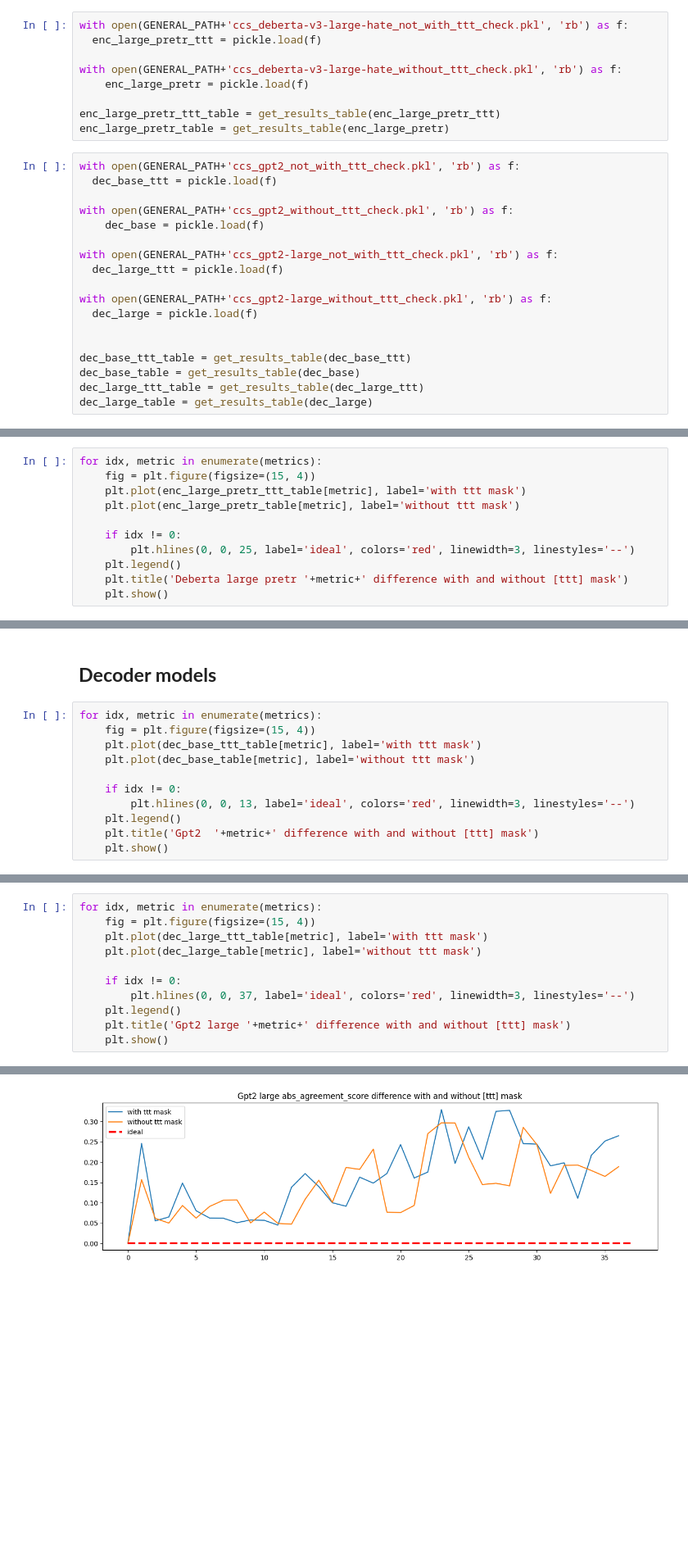
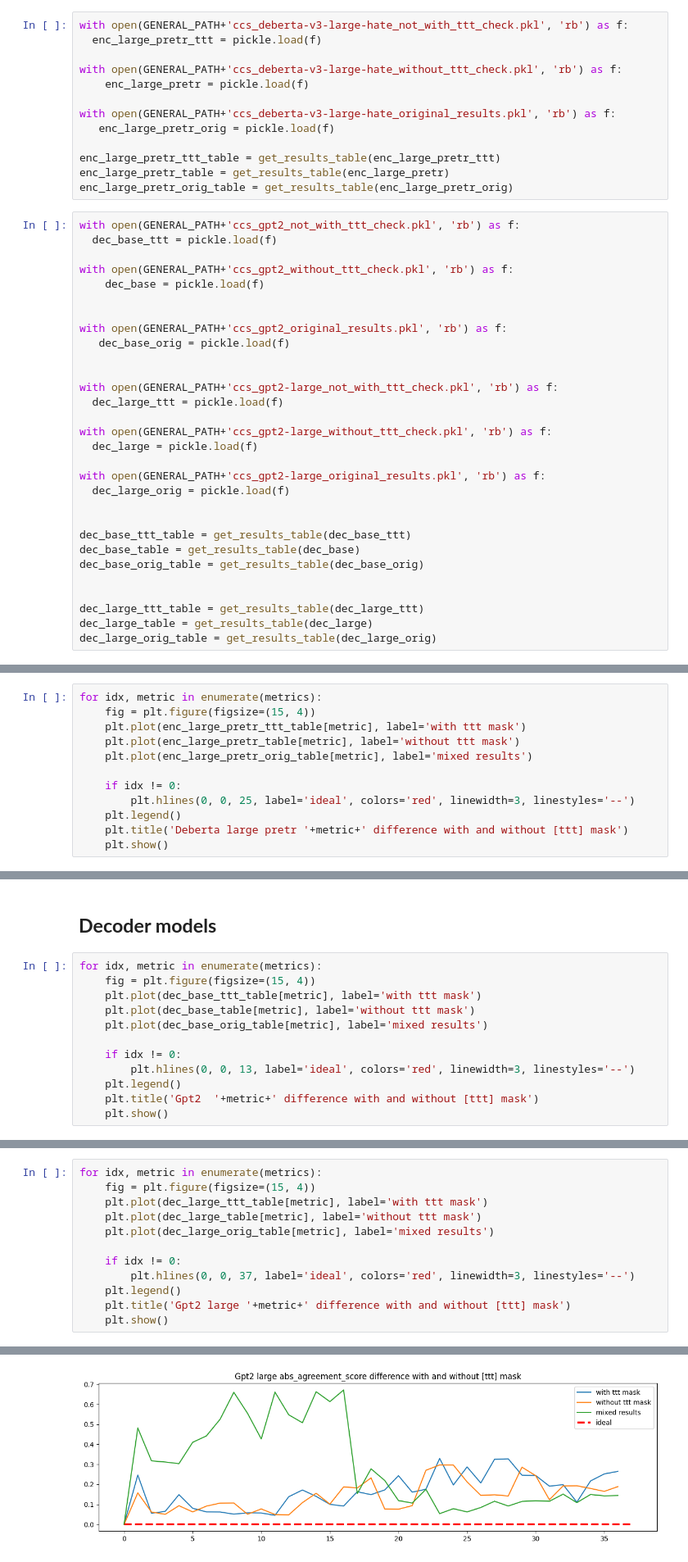
Before and after one commit to SadSabrina/ccs_aisf, a Jupyter notebook: notebooks/rnd_check_eda.ipynb, the cells around one changed output, grey strips where cells are left out. Shown at 82% size. Cells and saved outputs as stored; diff of their text form; blank space fills up the shorter version.

```diff
--- a/notebooks/rnd_check_eda.ipynb
+++ b/notebooks/rnd_check_eda.ipynb
@@ -27,8 +45,12 @@ with open(GENERAL_PATH+'ccs_deberta-v3-large-hate_not_with_ttt_check.pkl', 'rb')
 with open(GENERAL_PATH+'ccs_deberta-v3-large-hate_without_ttt_check.pkl', 'rb') as f:
     enc_large_pretr = pickle.load(f)
 
+with open(GENERAL_PATH+'ccs_deberta-v3-large-hate_original_results.pkl', 'rb') as f:
+   enc_large_pretr_orig = pickle.load(f)
+
 enc_large_pretr_ttt_table = get_results_table(enc_large_pretr_ttt)
 enc_large_pretr_table = get_results_table(enc_large_pretr)
+enc_large_pretr_orig_table = get_results_table(enc_large_pretr_orig)
 # %%
 with open(GENERAL_PATH+'ccs_gpt2_not_with_ttt_check.pkl', 'rb') as f:
   dec_base_ttt = pickle.load(f)
@@ -36,17 +58,29 @@ with open(GENERAL_PATH+'ccs_gpt2_not_with_ttt_check.pkl', 'rb') as f:
 with open(GENERAL_PATH+'ccs_gpt2_without_ttt_check.pkl', 'rb') as f:
     dec_base = pickle.load(f)
 
+
+with open(GENERAL_PATH+'ccs_gpt2_original_results.pkl', 'rb') as f:
+   dec_base_orig = pickle.load(f)
+
+
 with open(GENERAL_PATH+'ccs_gpt2-large_not_with_ttt_check.pkl', 'rb') as f:
   dec_large_ttt = pickle.load(f)
 
 with open(GENERAL_PATH+'ccs_gpt2-large_without_ttt_check.pkl', 'rb') as f:
   dec_large = pickle.load(f)
 
+with open(GENERAL_PATH+'ccs_gpt2-large_original_results.pkl', 'rb') as f:
+  dec_large_orig = pickle.load(f)
+
 
 dec_base_ttt_table = get_results_table(dec_base_ttt)
 dec_base_table = get_results_table(dec_base)
+dec_base_orig_table = get_results_table(dec_base_orig)
+
+
 dec_large_ttt_table = get_results_table(dec_large_ttt)
 dec_large_table = get_results_table(dec_large)
+dec_large_orig_table = get_results_table(dec_large_orig)
 # %%
 with open(GENERAL_PATH+'ccs_bert-base-uncased_not_with_ttt_check.pkl', 'rb') as f:
   enc_dec_base_ttt = pickle.load(f)
@@ -112,6 +161,7 @@ for idx, metric in enumerate(metrics):
     fig = plt.figure(figsize=(15, 4))
     plt.plot(enc_large_pretr_ttt_table[metric], label='with ttt mask')
     plt.plot(enc_large_pretr_table[metric], label='without ttt mask')
+    plt.plot(enc_large_pretr_orig_table[metric], label='mixed results')
 
     if idx != 0:
         plt.hlines(0, 0, 25, label='ideal', colors='red', linewidth=3, linestyles='--')
@@ -131,6 +181,7 @@ for idx, metric in enumerate(metrics):
     fig = plt.figure(figsize=(15, 4))
     plt.plot(dec_base_ttt_table[metric], label='with ttt mask')
     plt.plot(dec_base_table[metric], label='without ttt mask')
+    plt.plot(dec_base_orig_table[metric], label='mixed results')
 
     if idx != 0:
         plt.hlines(0, 0, 13, label='ideal', colors='red', linewidth=3, linestyles='--')
@@ -148,6 +199,7 @@ for idx, metric in enumerate(metrics):
     fig = plt.figure(figsize=(15, 4))
     plt.plot(dec_large_ttt_table[metric], label='with ttt mask')
     plt.plot(dec_large_table[metric], label='without ttt mask')
+    plt.plot(dec_large_orig_table[metric], label='mixed results')
 
     if idx != 0:
         plt.hlines(0, 0, 37, label='ideal', colors='red', linewidth=3, linestyles='--')
@@ -160 +212 @@ for idx, metric in enumerate(metrics):
-[figure, old version]
+[figure, new version]
```
Also changed, not shown: parts of 11 cells of this notebook, 18 other files.
